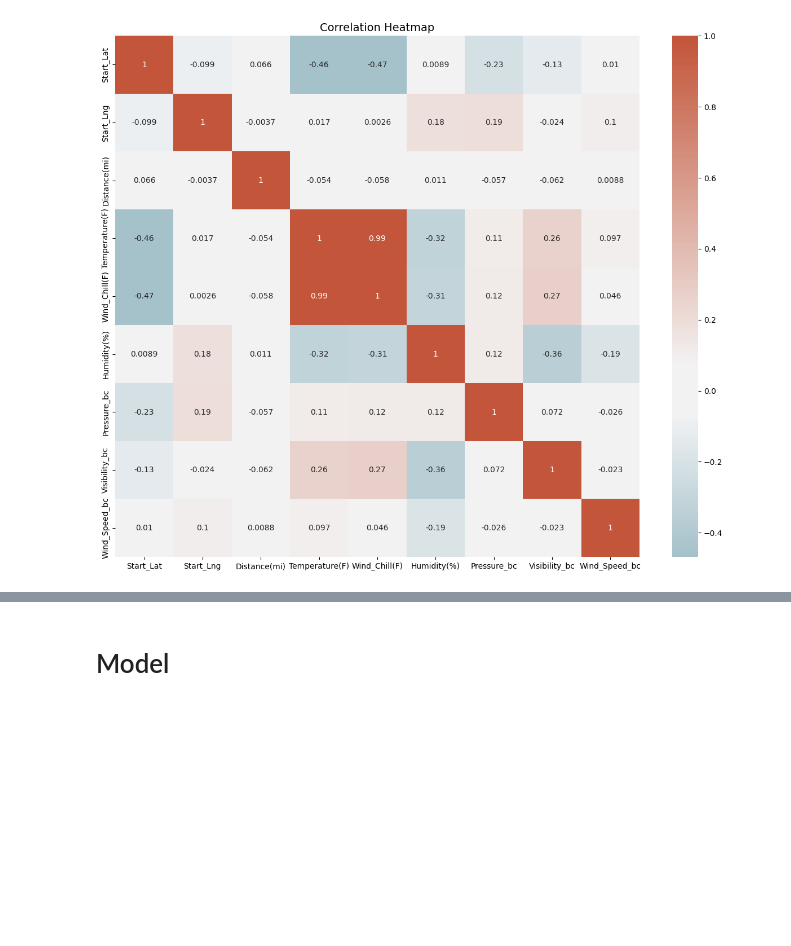
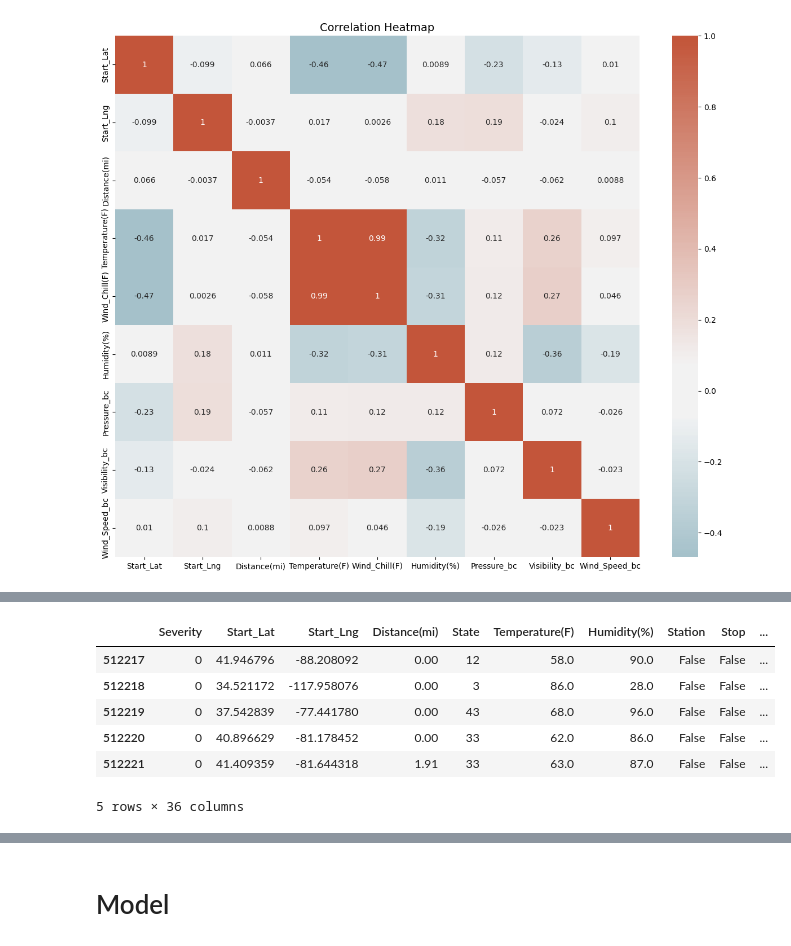
Before and after one commit to GHTuan/USAccidents, a Jupyter notebook: Traffic Accidents - Data Mining.ipynb, the cells around one changed output, grey strips where cells are left out. Drawn from its saved outputs; the diff is of its cells as text; code cells hidden in the pictures; blank space fills up the shorter version.

```diff
--- a/Traffic Accidents - Data Mining.ipynb
+++ b/Traffic Accidents - Data Mining.ipynb
@@ -440,0 +440,24 @@ data = data.drop(['Wind_Chill(F)'],axis=1)
+# %%
+data['Is_Complex_Road'] = data[['Junction', 'Crossing']].sum(axis=1).apply(lambda x: True if x > 0 else False)
+data = data.drop(['Junction','Crossing'],axis=1)
+data['Sunrise_Sunset'] = data['Sunrise_Sunset'].apply(lambda x: True if x == 'Day' else False)
+# %%
+from sklearn.preprocessing import LabelEncoder
+encoder = LabelEncoder()
+
+categories_features = ['State']
+
+for feature in categories_features:
+  data[feature] = encoder.fit_transform(data[feature])
+
+data = pd.get_dummies(data, columns=['Weather_Condition', 'Wind_Direction', 'Timezone'], drop_first=True)
+data.columns = data.columns.str.replace('/', '_')
+data.head()
+# %% [output]
+|  | Severity | Start_Lat | Start_Lng | Distance(mi) | State | Temperature(F) | Humidity(%) | Station | Stop | ... |
+| 512217 | 0 | 41.946796 | -88.208092 | 0.00 | 12 | 58.0 | 90.0 | False | False | ... |
+| 512218 | 0 | 34.521172 | -117.958076 | 0.00 | 3 | 86.0 | 28.0 | False | False | ... |
+| 512219 | 0 | 37.542839 | -77.441780 | 0.00 | 43 | 68.0 | 96.0 | False | False | ... |
+| 512220 | 0 | 40.896629 | -81.178452 | 0.00 | 33 | 62.0 | 86.0 | False | False | ... |
+| 512221 | 0 | 41.409359 | -81.644318 | 1.91 | 33 | 63.0 | 87.0 | False | False | ... |
+5 rows × 36 columns
```
Also changed, not shown: parts of 32 cells of this notebook, 1 other file.
